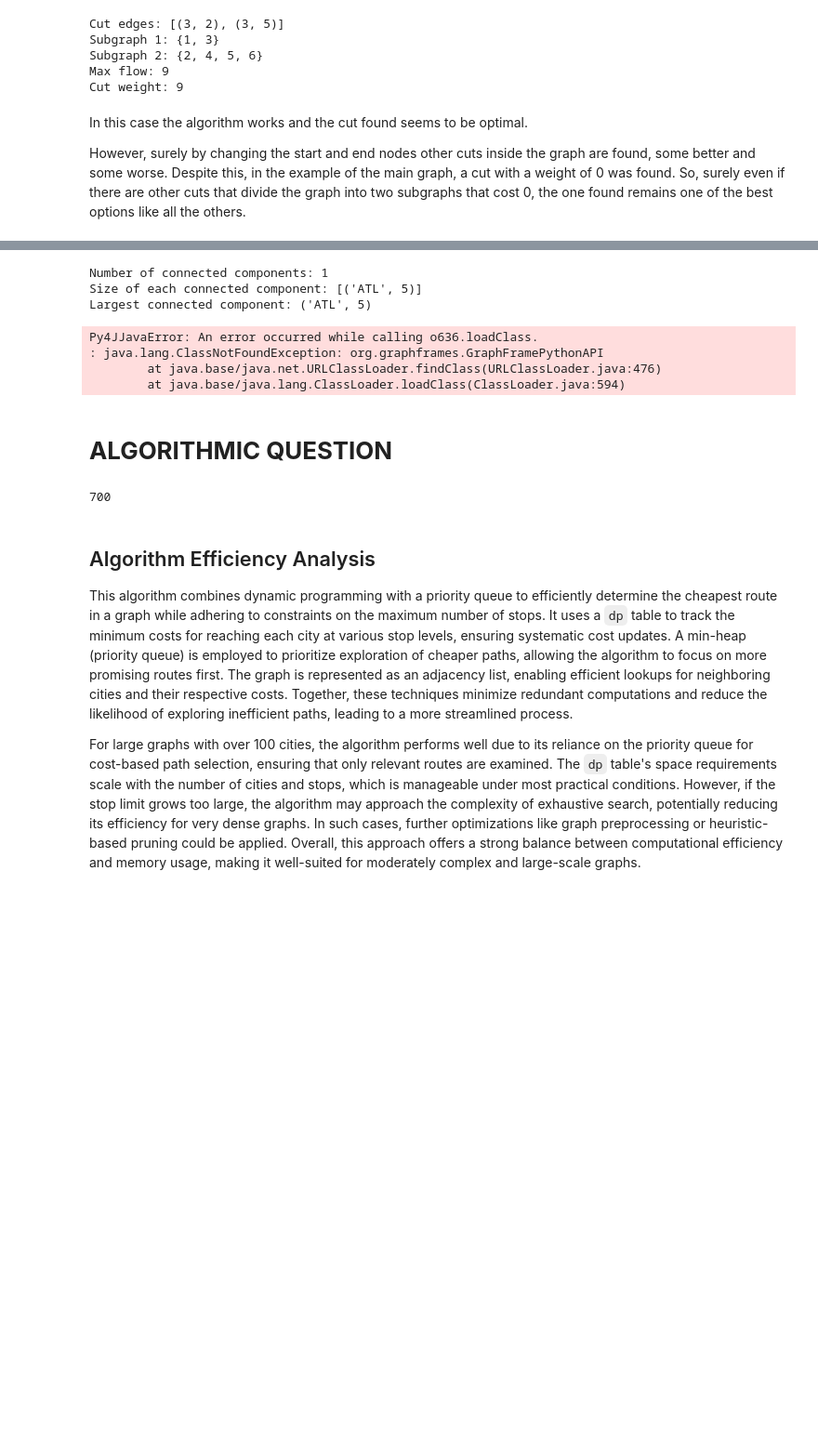
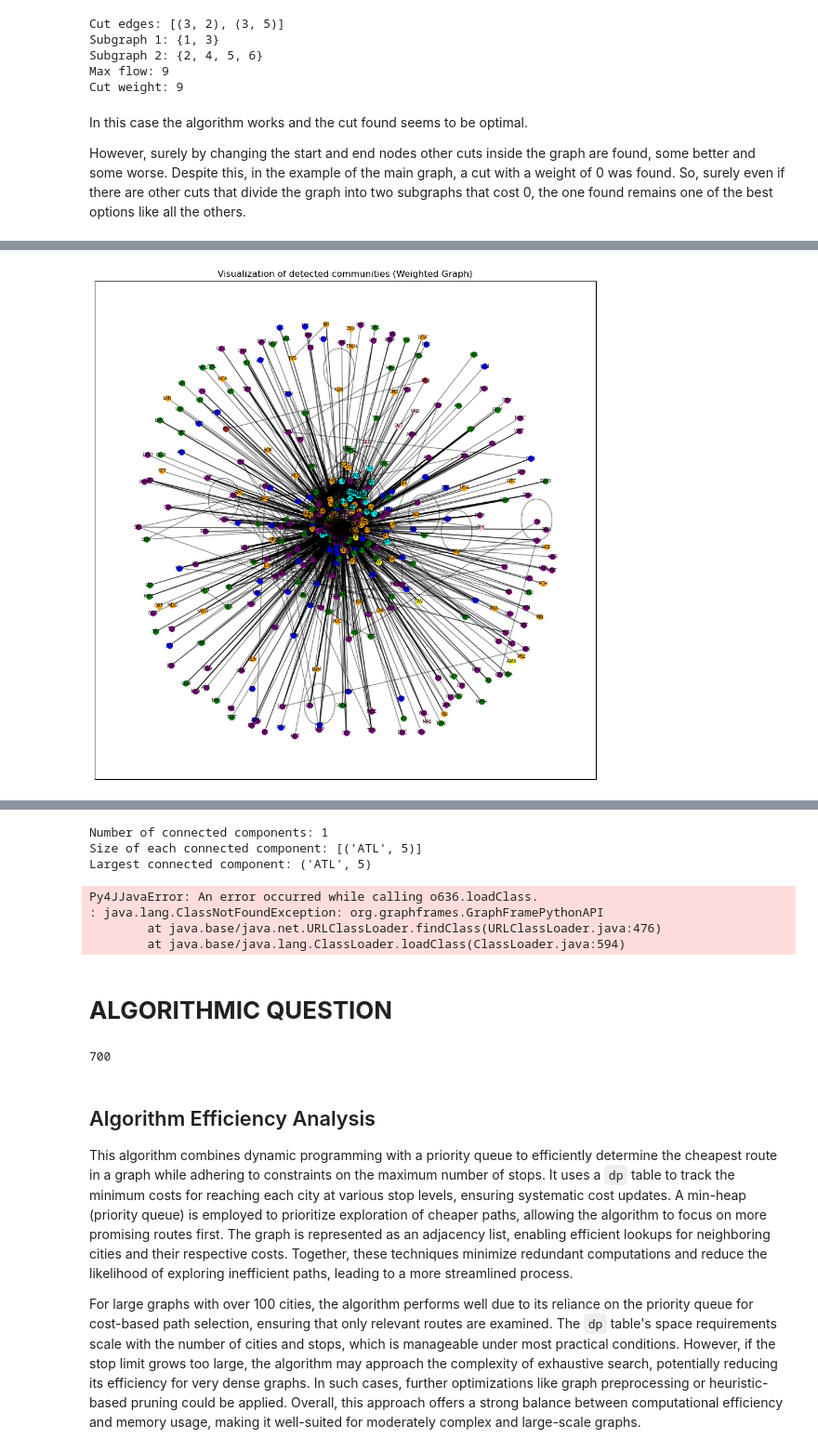
Before and after one commit to lebj995/ADM_HW5, a Jupyter notebook: main.ipynb, the cells around one changed output, grey strips where cells are left out. Shown at 93% size. Saved outputs shown, nothing was run; the diff lists cells and outputs as text; code cells hidden in the pictures; blank space fills up the shorter version.

```diff
--- a/main.ipynb
+++ b/main.ipynb
@@ -860,0 +923,12 @@ However, surely by changing the start and end nodes other cuts inside the graph
+# %%
+import time
+
+start_time = time.time()
+communities = fn.louvain_with_max_iterations(adj_list_weighted, max_iterations=800, print_limit=5, start_time=start_time)
+end_time = time.time()
+
+# Print detected communities
+print(f"Number of detected communities: {len(communities)}")
+for i, community in enumerate(communities):
+    print(f"Community {i+1}: {len(community)} nodes")
+print(f"Total execution time: {end_time - start_time:.2f} seconds")
@@ -860,0 +976,45 @@ However, surely by changing the start and end nodes other cuts inside the graph
+# %%
+import matplotlib.pyplot as plt
+import networkx as nx
+from itertools import cycle
+
+# Creation of the weighted graph
+G = nx.Graph()
+for node, neighbors in adj_list_weighted.items():
+    for neighbor, weight in neighbors.items():
+        G.add_edge(node, neighbor, weight=weight)
+
+# Ensure you have the detected communities
+# communities = louvain_simplified(adj_list_weighted)  # Result of your algorithm
+
+# Generate unique colors for each community
+colors = cycle(['blue', 'green', 'purple', 'orange', 'cyan', 'yellow', 'magenta', 'pink', 'brown'])
+
+# Create a dictionary to assign colors to nodes based on the community
+node_colors = {}
+for i, community in enumerate(communities):
+    color = next(colors)
+    for node in community:
+        node_colors[node] = color
+
+# Node positioning
+pos = nx.spring_layout(G, seed=42, k=0.5)  # k adjusts the distance between nodes
+
+# Draw the graph
+plt.figure(figsize=(12, 12))
+
+# Draw the nodes for each community
+for community in communities:
+    nx.draw_networkx_nodes(G, pos, nodelist=community,
+                           node_color=node_colors[community[0]], node_size=50)
+
+# Draw the edges
+nx.draw_networkx_edges(G, pos, alpha=0.5)
+
+# Add labels to the nodes (optional)
+nx.draw_networkx_labels(G, pos, font_size=6)
+
+plt.title("Visualization of detected communities (Weighted Graph)")
+plt.show()
+# %% [output]
+[figure, added]
```
Also changed, not shown: parts of 31 cells of this notebook, 3 other files.
